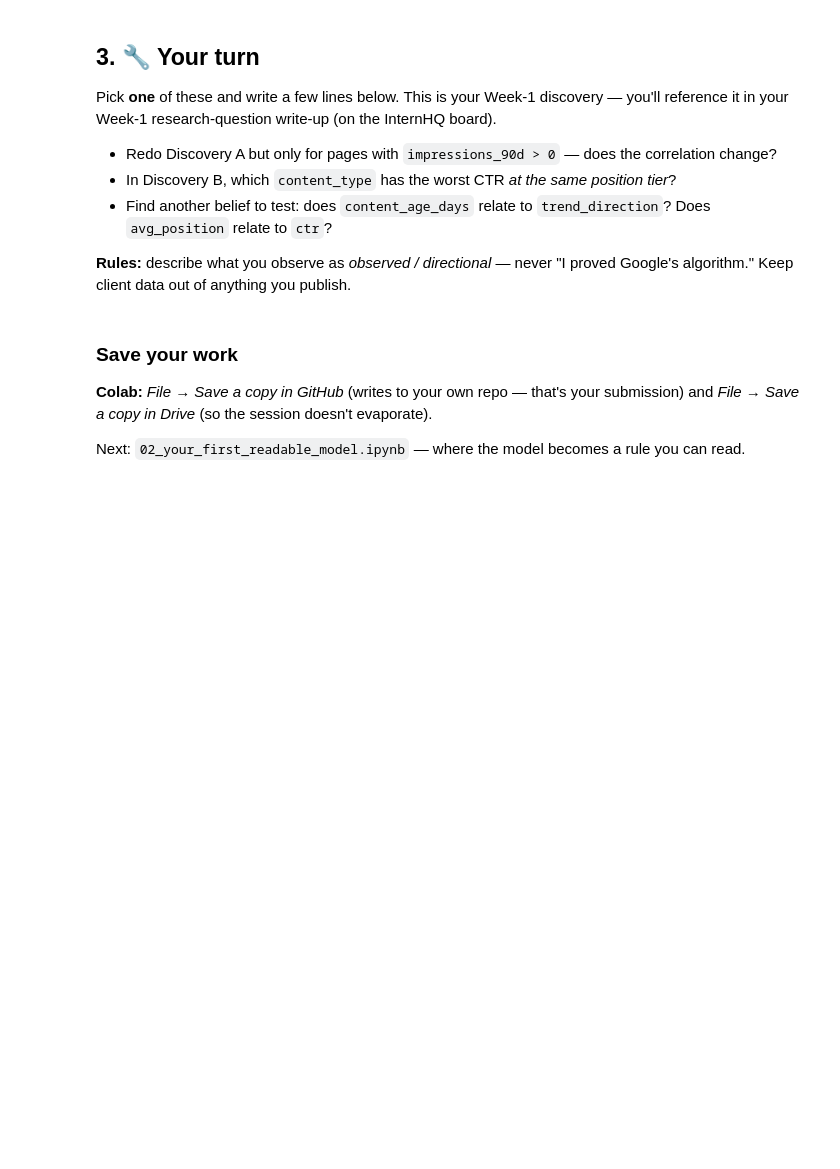
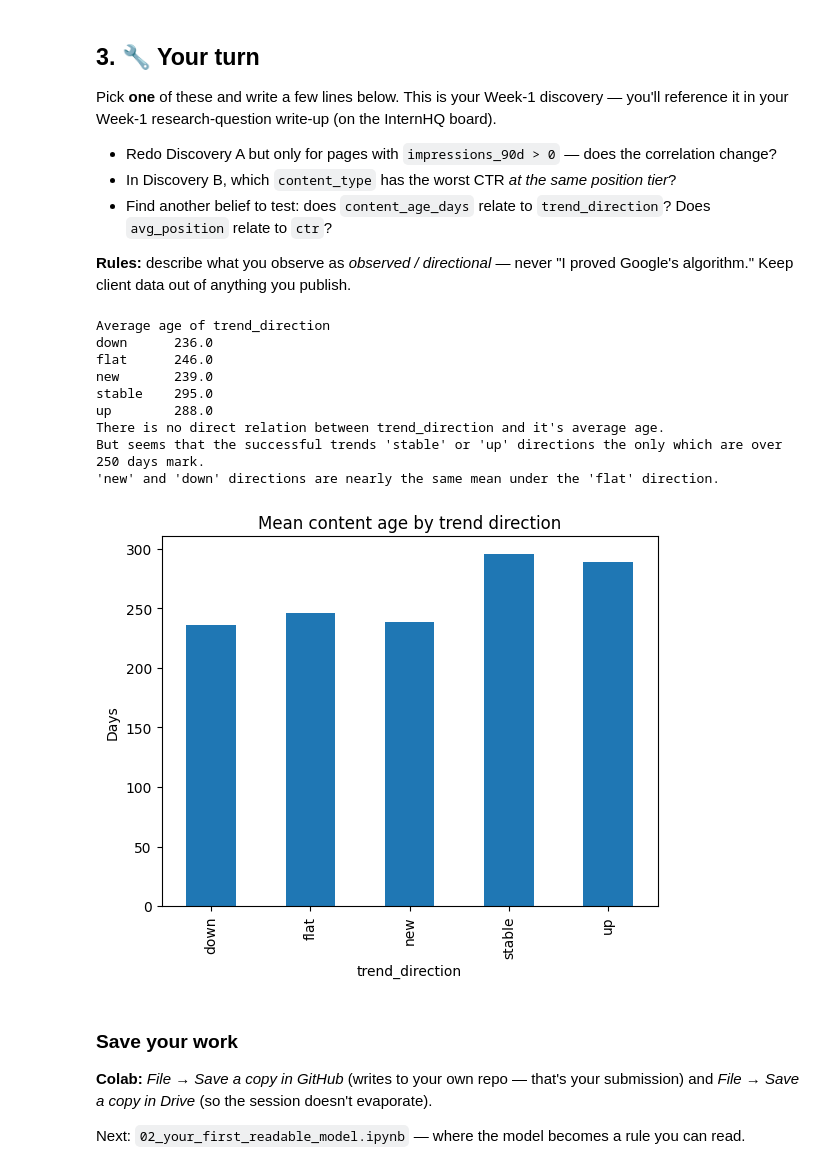
Before and after one commit to ammar-aa/Fly_rank_internship_repo, a Jupyter notebook: notebooks/01_first_look_and_discovery.ipynb, the cells around one changed output. Saved outputs shown, nothing was run; the diff lists cells and outputs as text; code cells hidden in the pictures; blank space fills up the shorter version.

```diff
--- a/notebooks/01_first_look_and_discovery.ipynb
+++ b/notebooks/01_first_look_and_discovery.ipynb
@@ -100,3 +154,20 @@ Pick **one** of these and write a few lines below. This is your Week-1 discovery
+# %%
+# Your discovery here
+age_by_trend=df.groupby("trend_direction")["content_age_days"].mean()
+print("Average age of", age_by_trend.round(0).to_string())
+age_by_trend.plot(kind="bar", title="Mean content age by trend direction", ylabel="Days");
+print("There is no direct relation between trend_direction and it's average age.\nBut seems that the successful trends 'stable' or 'up' directions the only which are over 250 days mark.\n'new' and 'down' directions are nearly the same mean under the 'flat' direction.")
+# %% [output]
+Average age of trend_direction
+down      236.0
+flat      246.0
+new       239.0
+stable    295.0
+up        288.0
+There is no direct relation between trend_direction and it's average age.
+But seems that the successful trends 'stable' or 'up' directions the only which are over 250 days mark.
+'new' and 'down' directions are nearly the same mean under the 'flat' direction.
+[figure, added]
 # %% [markdown]
 ### Save your work
 **Colab:** *File → Save a copy in GitHub* (writes to your own repo — that's your submission) and *File → Save a copy in Drive* (so the session doesn't evaporate).
```
Also changed, not shown: parts of 9 cells of this notebook.
